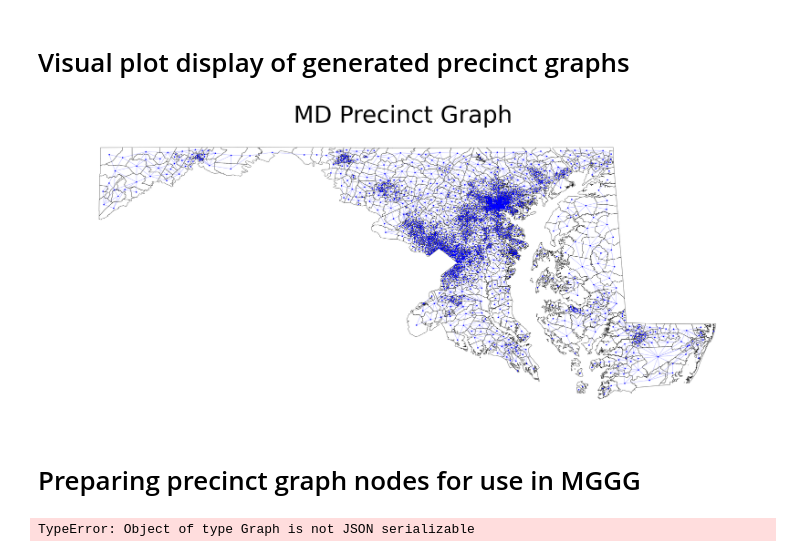
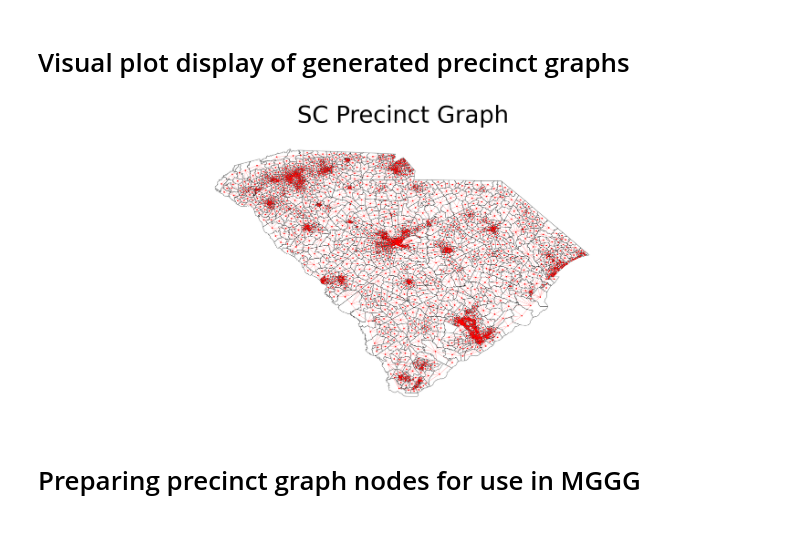
Before and after one commit to SBU-CSE-416/votifier, a Jupyter notebook: server/data/preprocess_seawulf.ipynb, the cells around one changed output. Cells and saved outputs as stored; diff of their text form; code cells hidden in the pictures.

Commit message:
Refactored seawulf processing stuff, merged state gerrychain python files into single file

```diff
--- a/server/data/preprocess_seawulf.ipynb
+++ b/server/data/preprocess_seawulf.ipynb
@@ -19,7 +19,7 @@ geojson_file_paths = {
     "MD" : "states/maryland/geodata/maryland_precincts.geojson",
     "SC" : "states/south_carolina/geodata/south_carolina_precincts.geojson"
 }
-CHOSEN_STATE_TO_BE_GENERATED = "MD"
+CHOSEN_STATE_TO_BE_GENERATED = "SC"
 log_output_file_name = "preprocessing_precinct_graph_" + CHOSEN_STATE_TO_BE_GENERATED + ".log"
 logging.basicConfig(filename=log_output_file_name, filemode='w', level=logging.DEBUG)
 
@@ -77,7 +77,7 @@ logging.shutdown()
 #  Visual plot display of generated precinct graphs
 # %%
 json_file_name = "precinct_dual_graph_" + CHOSEN_STATE_TO_BE_GENERATED + ".json"
-NODE_COLOR = "blue"
+NODE_COLOR = "red"
 OUTPUT_WITH_LABELS = False
 
 with open(json_file_name, "r") as f:
@@ -85,34 +85,34 @@ with open(json_file_name, "r") as f:
 
 G = json_graph.node_link_graph(graph_data)
 
 fig, ax = plt.subplots(figsize=(50,20))
 for unique_precinct_id, geometry, _ in precincts:
     if isinstance(geometry, Polygon):
         x, y = geometry.exterior.xy
         ax.plot(x, y, color="black", linewidth=0.8)
     elif isinstance(geometry, MultiPolygon):
         for polygon in geometry.geoms:
             x, y = polygon.exterior.xy
             ax.plot(x, y, color="black", linewidth=0.8)
 nx.draw(
     G,
     pos=graph_positions,
     ax=ax,
     with_labels=OUTPUT_WITH_LABELS,
     node_size=18,
     node_color=NODE_COLOR,
     font_size=6,
     font_weight="bold",
     edge_color=NODE_COLOR,
     width=0.4
 )
 ax.set_aspect('equal', adjustable='datalim')
 plot_label = CHOSEN_STATE_TO_BE_GENERATED + " Precinct Graph"
 plt.title(label=plot_label, fontsize=90)
 plt.title
 plt.show()
 # %% [output]
-[figure, old version]
+[figure, new version]
 # %% [markdown]
 #  Preparing precinct graph nodes for use in MGGG
 # %%
@@ -120,7 +120,15 @@ precinct_graph_file_paths = {
     "MD" : "precinct_dual_graph_MD_input.json",
     "SC" : "precinct_dual_graph_SC_input.json"
 }
+
+demographic_file_paths = {
+    "SC" : "states/south_carolina/demographics/south_carolina_precincts_racial_population.json"
+}
+
 CHOSEN_STATE_TO_BE_GENERATED = "SC"
+
+output_file_path = "precinct_dual_graph_" + CHOSEN_STATE_TO_BE_GENERATED + "_output.json"
+
 with open(precinct_graph_file_paths[CHOSEN_STATE_TO_BE_GENERATED]) as precinct_graph_file:
   precinct_graph_json = json.load(precinct_graph_file)
 precinct_graph = json_graph.node_link_graph(precinct_graph_json)
@@ -128,18 +136,40 @@ precinct_graph = json_graph.node_link_graph(precinct_graph_json)
 with open(geojson_file_paths[CHOSEN_STATE_TO_BE_GENERATED]) as precinct_data_file:
   precinct_data_geojson = geojson.load(precinct_data_file)
 
-features = precinct_data_geojson['features']
+with open(demographic_file_paths[CHOSEN_STATE_TO_BE_GENERATED]) as demographic_data_file:
+  precinct_demographic_data_json = json.load(demographic_data_file)
 
+precinct_features = precinct_data_geojson['features']
+
+total_pop_2022 = {}
+white_pop_2022 = {}
+black_pop_2022 = {}
+asian_pop_2022 = {}
+native_pop_2022 = {}
+hispanic_pop_2022 = {}
 congressional_districts_2022 = {}
-for feature in features:
+
+for feature in precinct_features:
   properties = feature.get('properties', {})
   congressional_districts_2022[properties.get("UNIQUE_ID")] = properties.get("CONG_DIST")
 
+for entry in precinct_demographic_data_json:
+  total_pop_2022[entry["UNIQUE_ID"]] = entry['TOT_POP22']
+  white_pop_2022[entry["UNIQUE_ID"]] = entry['WHT_NHSP22']
+  black_pop_2022[entry["UNIQUE_ID"]] = entry['BLK_NHSP22']
+  asian_pop_2022[entry["UNIQUE_ID"]] = entry['ASN_NHSP22']
+  native_pop_2022[entry["UNIQUE_ID"]] = entry['AIA_NHSP22']
+  hispanic_pop_2022[entry["UNIQUE_ID"]] = entry['HSP_POP22']
+
 for node, data in precinct_graph.nodes(data=True):
-  data["placement_2022"] = congressional_districts_2022[node]
+  data["DIS_22"] = congressional_districts_2022[node]
+  data["TOT_POP22"] = total_pop_2022[node]
+  data["WHT_NHSP22"] = white_pop_2022[node]
+  data["BLK_NHSP22"] = black_pop_2022[node]
+  data["ASN_NHSP22"] = asian_pop_2022[node]
+  data["AIA_NHSP22"] = native_pop_2022[node]
+  data["HSP_POP22"] = hispanic_pop_2022[node]
 
 updated_graph_data = json_graph.node_link_data(precinct_graph)
-with open("precinct_dual_graph_SC_output.json", "w") as f:
+with open(output_file_path, "w") as f:
     json.dump(updated_graph_data, f, indent=4)
-# %% [output]
-TypeError: Object of type Graph is not JSON serializable
```
Also changed, not shown: 15 other files.
